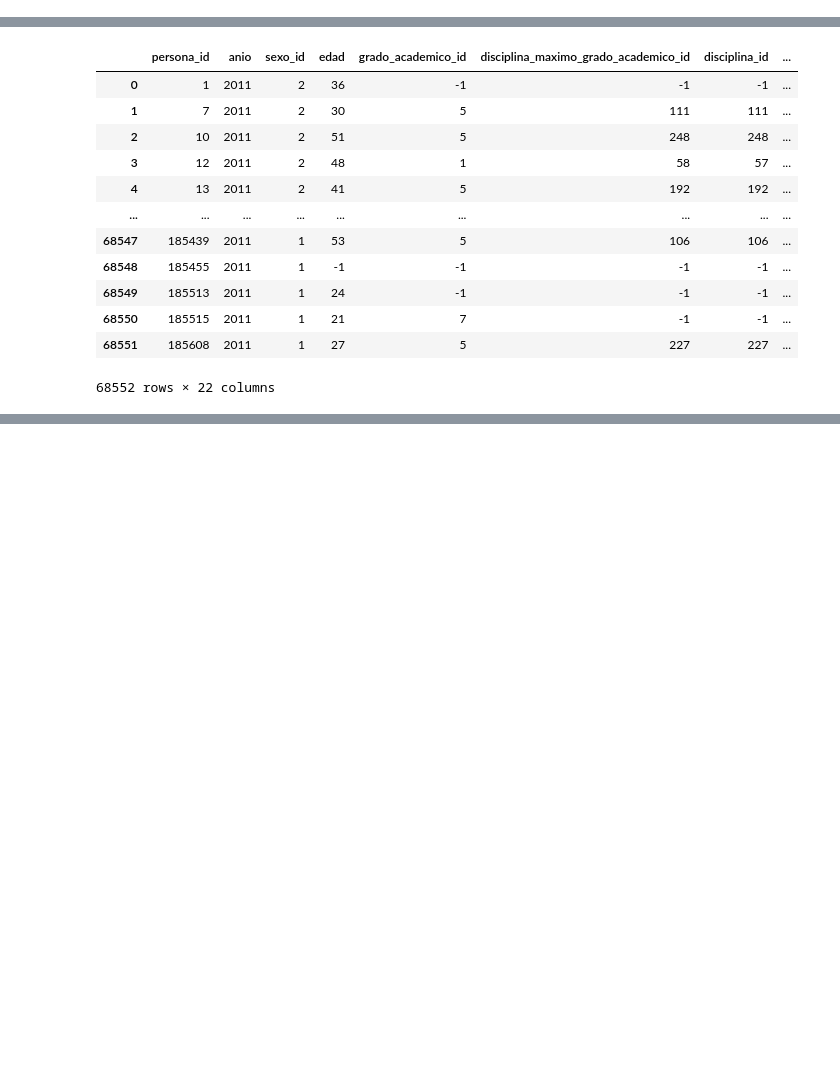
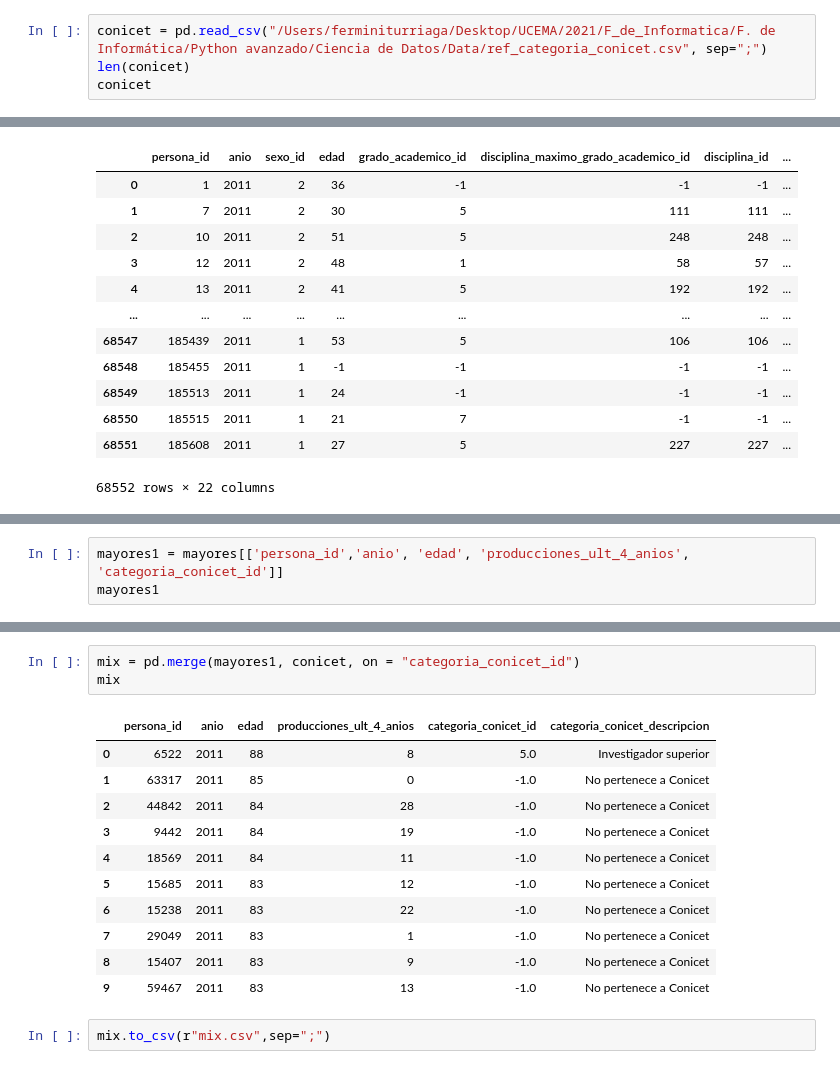
Before and after one commit to ferminitu/F_de_Informatica, a Jupyter notebook: F. de Informática/Python avanzado/Ciencia de Datos/personax.ipynb, the cells around one changed output, grey strips where cells are left out. Saved outputs shown, nothing was run; the diff lists cells and outputs as text; blank space fills up the shorter version.

```diff
--- a/F. de Informática/Python avanzado/Ciencia de Datos/personax.ipynb
+++ b/F. de Informática/Python avanzado/Ciencia de Datos/personax.ipynb
@@ -49,3 +33,7 @@ personas.head(10)
 | 8 | 17 | 2011 | 2 | 53 | 2 | 281 | ... |
 | 9 | 19 | 2011 | 2 | 52 | 1 | 255 | ... |
 10 rows × 21 columns
+# %%
+conicet = pd.read_csv("/Users/ferminiturriaga/Desktop/UCEMA/2021/F_de_Informatica/F. de Informática/Python avanzado/Ciencia de Datos/Data/ref_categoria_conicet.csv", sep=";")
+len(conicet)
+conicet
@@ -77,0 +110,3 @@ import matplotlib.pyplot as pit
+# %%
+mayores1 = mayores[['persona_id','anio', 'edad', 'producciones_ult_4_anios', 'categoria_conicet_id']]
+mayores1
@@ -77,0 +125,17 @@ import matplotlib.pyplot as pit
+# %%
+mix = pd.merge(mayores1, conicet, on = "categoria_conicet_id")
+mix
+# %% [output]
+|  | persona_id | anio | edad | producciones_ult_4_anios | categoria_conicet_id | categoria_conicet_descripcion |
+| 0 | 6522 | 2011 | 88 | 8 | 5.0 | Investigador superior |
+| 1 | 63317 | 2011 | 85 | 0 | -1.0 | No pertenece a Conicet |
+| 2 | 44842 | 2011 | 84 | 28 | -1.0 | No pertenece a Conicet |
+| 3 | 9442 | 2011 | 84 | 19 | -1.0 | No pertenece a Conicet |
+| 4 | 18569 | 2011 | 84 | 11 | -1.0 | No pertenece a Conicet |
+| 5 | 15685 | 2011 | 83 | 12 | -1.0 | No pertenece a Conicet |
+| 6 | 15238 | 2011 | 83 | 22 | -1.0 | No pertenece a Conicet |
+| 7 | 29049 | 2011 | 83 | 1 | -1.0 | No pertenece a Conicet |
+| 8 | 15407 | 2011 | 83 | 9 | -1.0 | No pertenece a Conicet |
+| 9 | 59467 | 2011 | 83 | 13 | -1.0 | No pertenece a Conicet |
+# %%
+mix.to_csv(r"mix.csv",sep=";")
```
Also changed, not shown: parts of 6 cells of this notebook, 2 other files.
